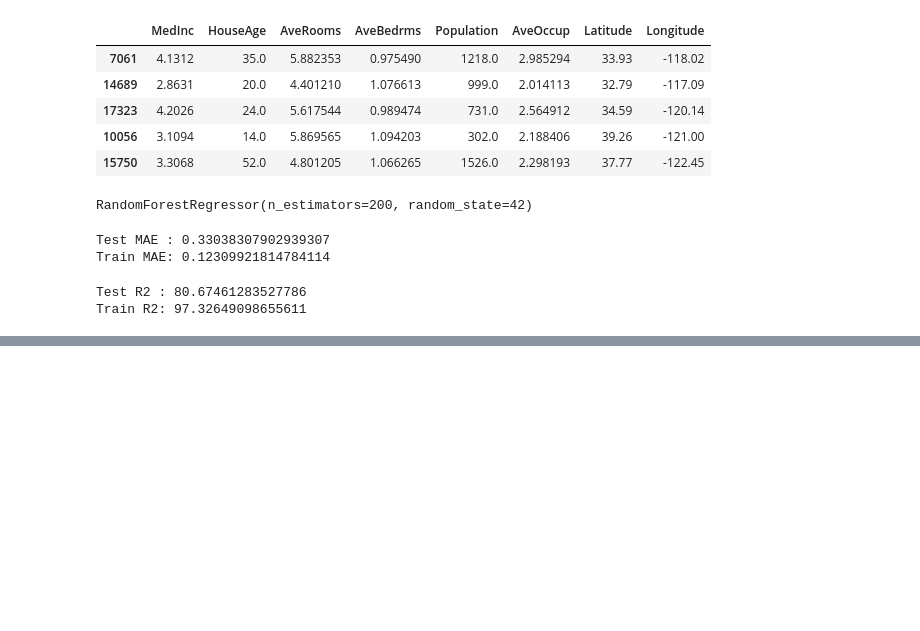
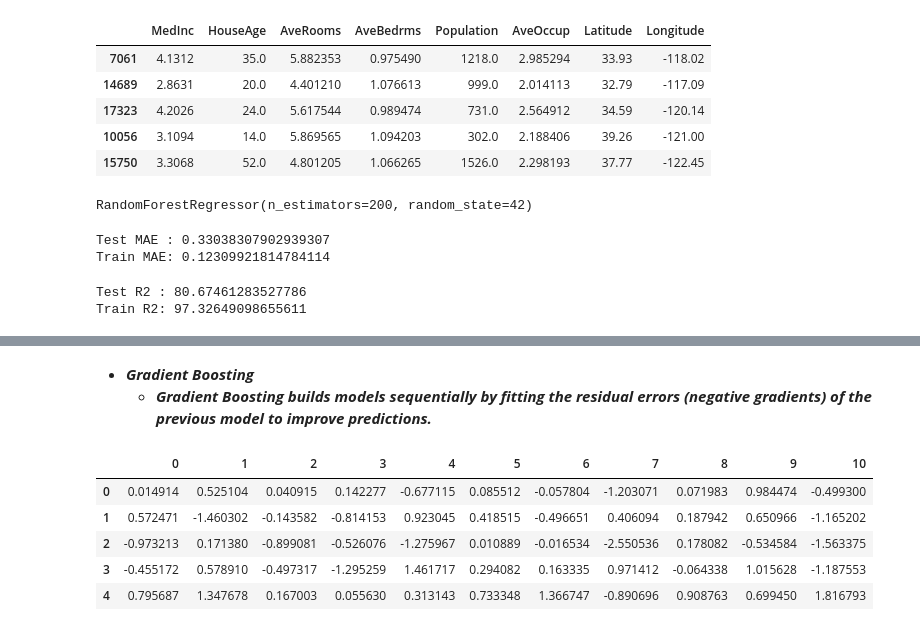
Before and after one commit to Ankit1726/Datascience, a Jupyter notebook: machine_learning/notebooks/ensemble_learning.ipynb, the cells around one changed output, grey strips where cells are left out. Cells and saved outputs as stored; diff of their text form; code cells hidden in the pictures; blank space fills up the shorter version.

```diff
--- a/machine_learning/notebooks/ensemble_learning.ipynb
+++ b/machine_learning/notebooks/ensemble_learning.ipynb
@@ -482,0 +484,27 @@ Train R2: 97.32649098655611
+# %% [markdown]
+- ***Gradient Boosting***
+   - ***Gradient Boosting builds models sequentially by fitting the residual errors (negative gradients) of the previous model to improve predictions.***
+# %%
+## GB For Regression
+from sklearn.model_selection import train_test_split
+from sklearn.metrics import r2_score
+from sklearn.datasets import make_regression
+
+# Genrating Dataset
+X,y = make_regression(
+     n_samples=5000,
+     n_features=11,
+     noise=0.2,
+     random_state=42
+)
+# %%
+import pandas as pd
+df = pd.DataFrame(X)
+df.head()
+# %% [output]
+|  | 0 | 1 | 2 | 3 | 4 | 5 | 6 | 7 | 8 | 9 | 10 |
+| 0 | 0.014914 | 0.525104 | 0.040915 | 0.142277 | -0.677115 | 0.085512 | -0.057804 | -1.203071 | 0.071983 | 0.984474 | -0.499300 |
+| 1 | 0.572471 | -1.460302 | -0.143582 | -0.814153 | 0.923045 | 0.418515 | -0.496651 | 0.406094 | 0.187942 | 0.650966 | -1.165202 |
+| 2 | -0.973213 | 0.171380 | -0.899081 | -0.526076 | -1.275967 | 0.010889 | -0.016534 | -2.550536 | 0.178082 | -0.534584 | -1.563375 |
+| 3 | -0.455172 | 0.578910 | -0.497317 | -1.295259 | 1.461717 | 0.294082 | 0.163335 | 0.971412 | -0.064338 | 1.015628 | -1.187553 |
+| 4 | 0.795687 | 1.347678 | 0.167003 | 0.055630 | 0.313143 | 0.733348 | 1.366747 | -0.890696 | 0.908763 | 0.699450 | 1.816793 |
```
Also changed, not shown: parts of 41 cells of this notebook.
